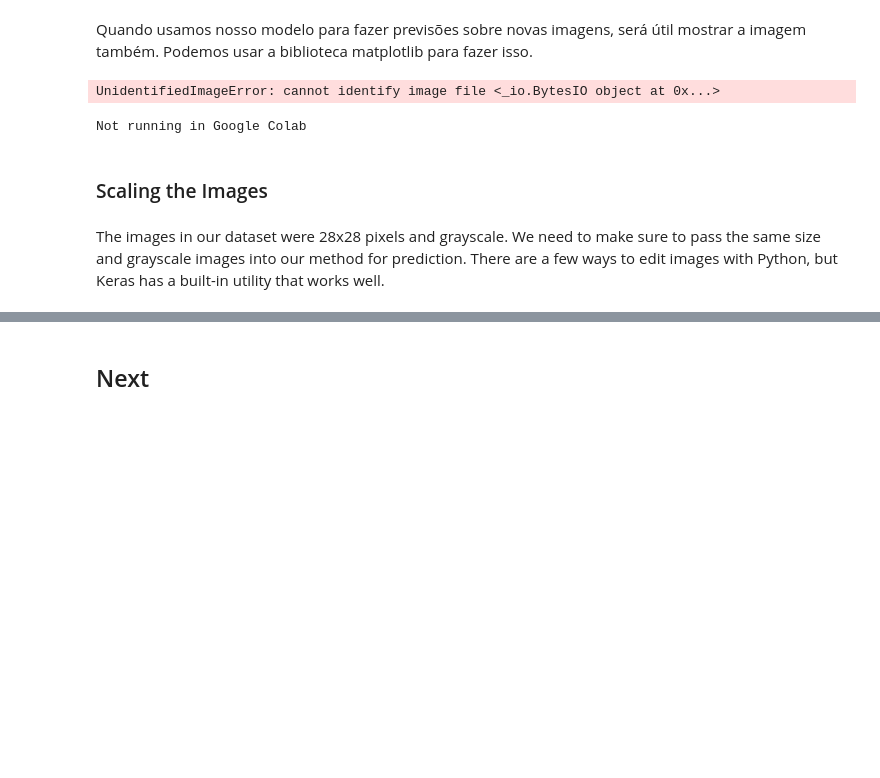
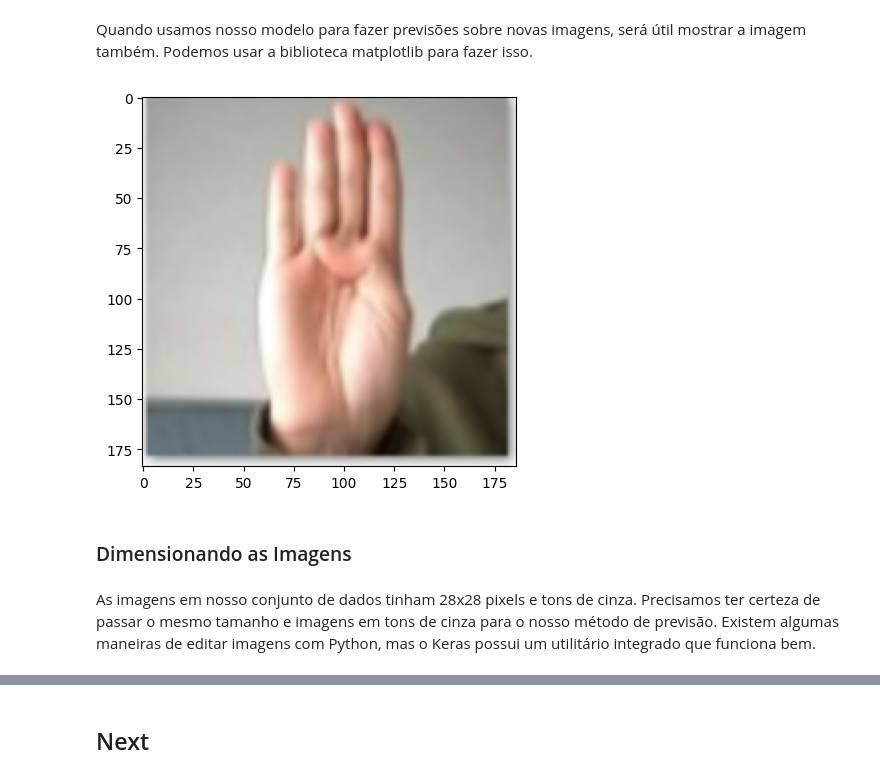
Before and after one commit to vnikoofard/DeepLearningTF, a Jupyter notebook: Notebooks/04b_asl_predictions.ipynb, the cells around one changed output, grey strips where cells are left out. Cells and saved outputs as stored; diff of their text form; code cells hidden in the pictures; blank space fills up the shorter version.

```diff
--- a/Notebooks/04b_asl_predictions.ipynb
+++ b/Notebooks/04b_asl_predictions.ipynb
@@ -42,32 +42,23 @@ def show_image(image_path):
 # %%
 import sys
 
 if "google.colab" in sys.modules:
     %pip install wget
     import wget
     image_url_1 = 'https://github.com/vnikoofard/DeepLearningTF/blob/main/data/asl_images/b.png'
     image_url_2 = 'https://github.com/vnikoofard/DeepLearningTF/blob/main/data/asl_images/a.png'
     wget.download(image_url_1, 'b.png')
     wget.download(image_url_2, 'a.png')
     show_image('b.png')
 
 else:
-    show_image('data/asl_images/b.png')
+    show_image('../data/asl_images/b.png')
 # %% [output]
-UnidentifiedImageError: cannot identify image file <_io.BytesIO object at 0x...>
+[figure, added]
-# %%
-import sys
-
-if "google.colab" in sys.modules:
-    print("Running in Google Colab")
-else:
-    print("Not running in Google Colab")
-# %% [output]
-Not running in Google Colab
-# %% [markdown]
-### Scaling the Images
-# %% [markdown]
-The images in our dataset were 28x28 pixels and grayscale. We need to make sure to pass the same size and grayscale images into our method for prediction. There are a few ways to edit images with Python, but Keras has a built-in utility that works well.
+# %% [markdown]
+### Dimensionando as Imagens
+# %% [markdown]
+As imagens em nosso conjunto de dados tinham 28x28 pixels e tons de cinza. Precisamos ter certeza de passar o mesmo tamanho e imagens em tons de cinza para o nosso método de previsão. Existem algumas maneiras de editar imagens com Python, mas o Keras possui um utilitário integrado que funciona bem.
 # %%
 from tensorflow.keras.preprocessing import image as image_utils
 
```
Also changed, not shown: parts of 43 cells of this notebook, 1 other file.
